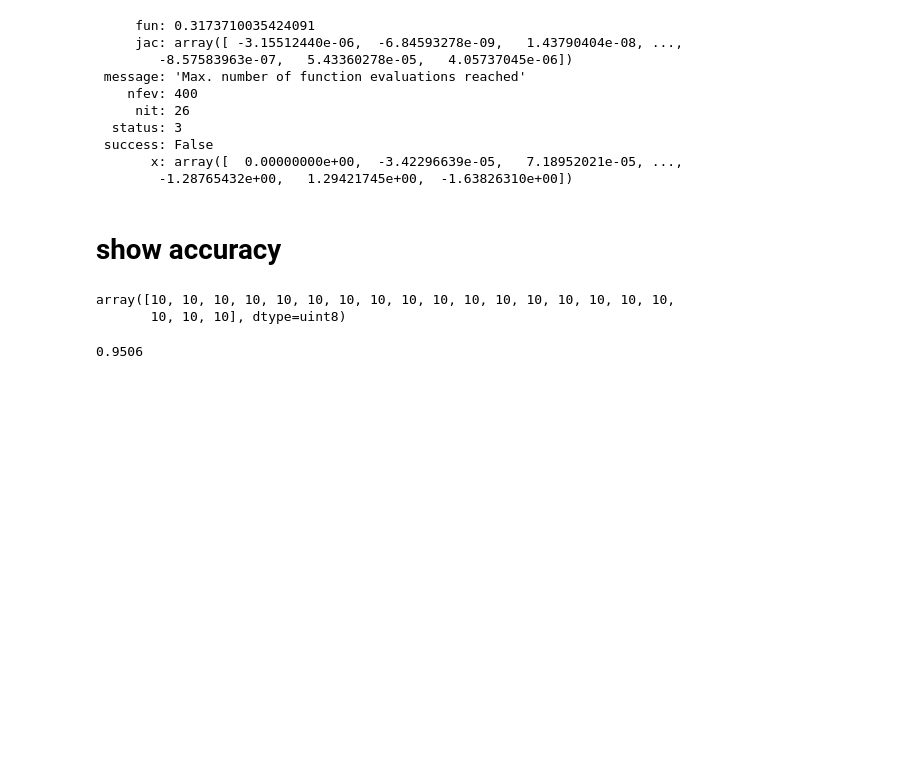
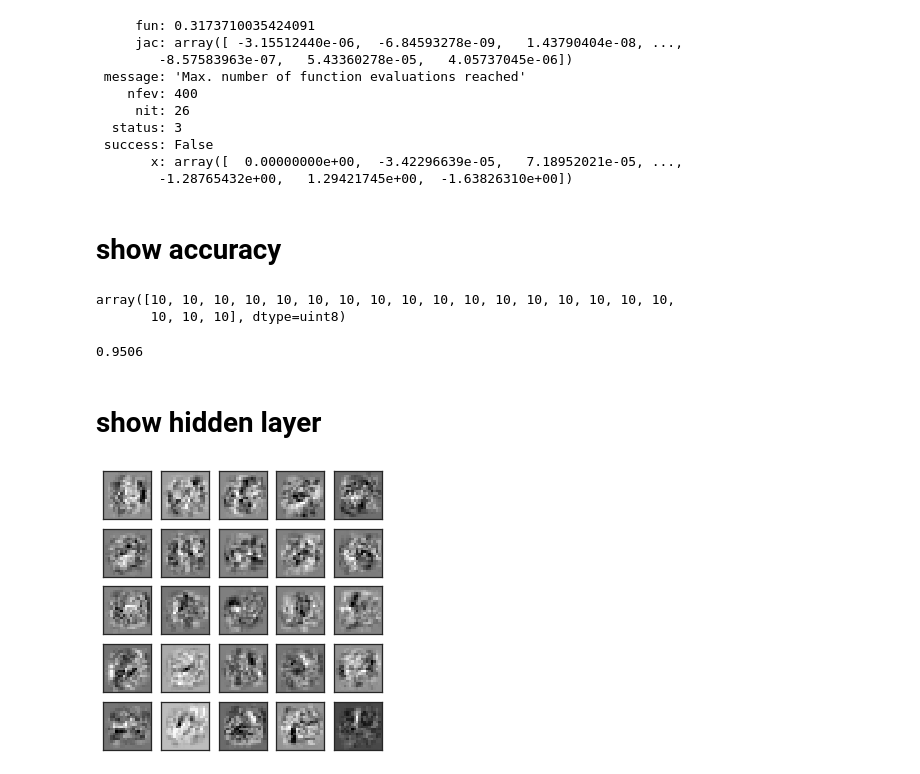
Before and after one commit to lukaemon/Coursera-ML-AndrewNg, a Jupyter notebook: machine-learning-ex4/3- backpropagation.ipynb, the cells around one changed output. Cells and saved outputs as stored; diff of their text form; code cells hidden in the pictures; blank space fills up the shorter version.

```diff
--- a/machine-learning-ex4/3- backpropagation.ipynb
+++ b/machine-learning-ex4/3- backpropagation.ipynb
@@ -116,3 +116,9 @@ final_theta = res.x
 nn.show_accuracy(final_theta, X, y_answer)
 # %% [output]
 0.9506
+# %% [markdown]
+# show hidden layer
+# %%
+nn.plot_hidden_layer(final_theta)
+# %% [output]
+[figure, added]
```
Also changed, not shown: parts of 1 cell of this notebook, 13 other files.
